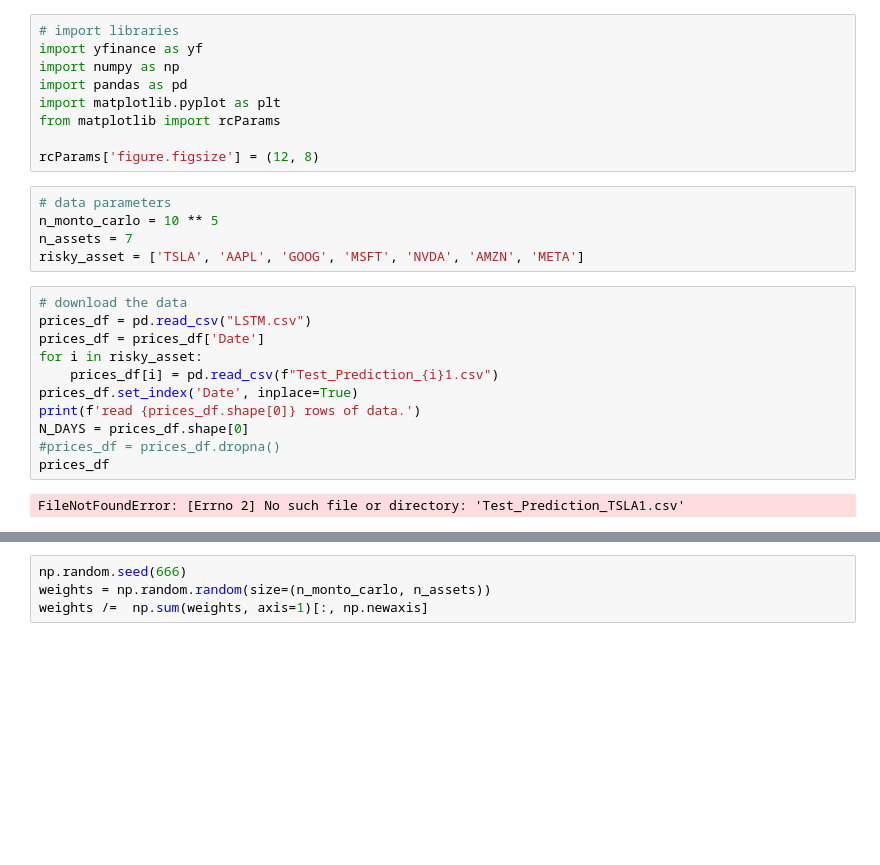
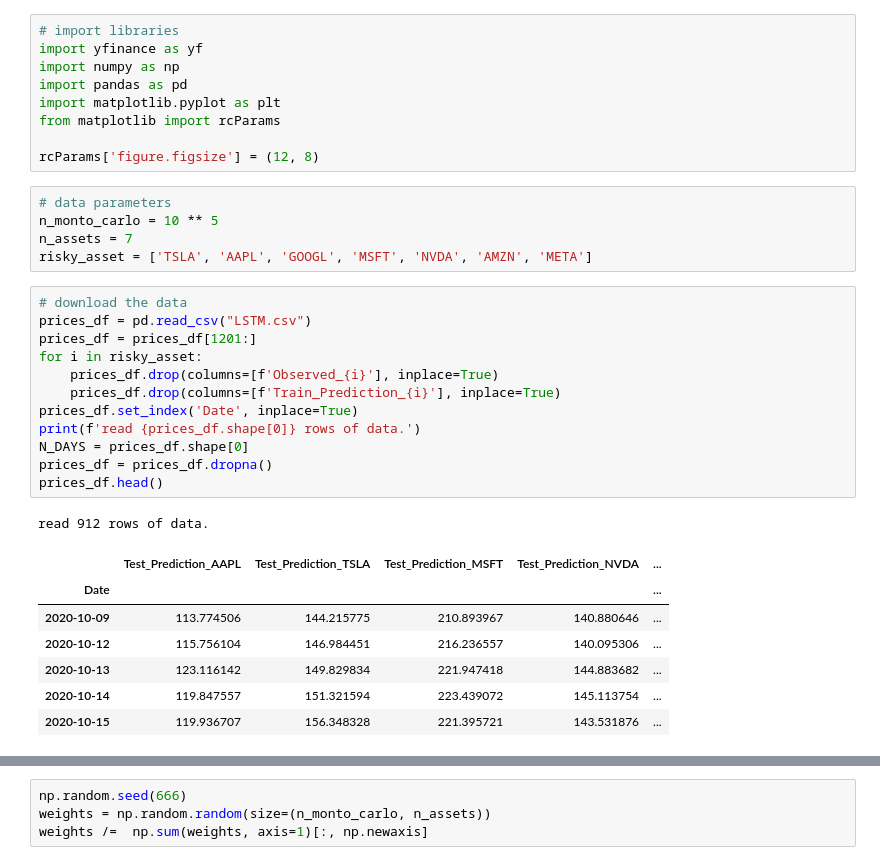
Before and after one commit to diyizhilunba/Python-for-Finance, a Jupyter notebook: monto-carlo-LSTM.ipynb, the cells around one changed output, grey strips where cells are left out. Cells and saved outputs as stored; diff of their text form; blank space fills up the shorter version.

```diff
--- a/monto-carlo-LSTM.ipynb
+++ b/monto-carlo-LSTM.ipynb
@@ -11,20 +11,28 @@ rcParams['figure.figsize'] = (12, 8)
 # data parameters
 n_monto_carlo = 10 ** 5
 n_assets = 7
-risky_asset = ['TSLA', 'AAPL', 'GOOG', 'MSFT', 'NVDA', 'AMZN', 'META']
+risky_asset = ['TSLA', 'AAPL', 'GOOGL', 'MSFT', 'NVDA', 'AMZN', 'META']
 # %%
 # download the data
 prices_df = pd.read_csv("LSTM.csv")
-prices_df = prices_df['Date']
+prices_df = prices_df[1201:]
 for i in risky_asset:
-    prices_df[i] = pd.read_csv(f"Test_Prediction_{i}1.csv")
+    prices_df.drop(columns=[f'Observed_{i}'], inplace=True)
+    prices_df.drop(columns=[f'Train_Prediction_{i}'], inplace=True)
 prices_df.set_index('Date', inplace=True)
 print(f'read {prices_df.shape[0]} rows of data.')
 N_DAYS = prices_df.shape[0]
-#prices_df = prices_df.dropna()
-prices_df
+prices_df = prices_df.dropna()
+prices_df.head()
 # %% [output]
-FileNotFoundError: [Errno 2] No such file or directory: 'Test_Prediction_TSLA1.csv'
+read 912 rows of data.
+|  | Test_Prediction_AAPL | Test_Prediction_TSLA | Test_Prediction_MSFT | Test_Prediction_NVDA | ... |
+| Date |  |  |  |  | ... |
+| 2020-10-09 | 113.774506 | 144.215775 | 210.893967 | 140.880646 | ... |
+| 2020-10-12 | 115.756104 | 146.984451 | 216.236557 | 140.095306 | ... |
+| 2020-10-13 | 123.116142 | 149.829834 | 221.947418 | 144.883682 | ... |
+| 2020-10-14 | 119.847557 | 151.321594 | 223.439072 | 145.113754 | ... |
+| 2020-10-15 | 119.936707 | 156.348328 | 221.395721 | 143.531876 | ... |
 # %%
 # show the percentage returns
 
```
Also changed, not shown: parts of 9 cells of this notebook.
